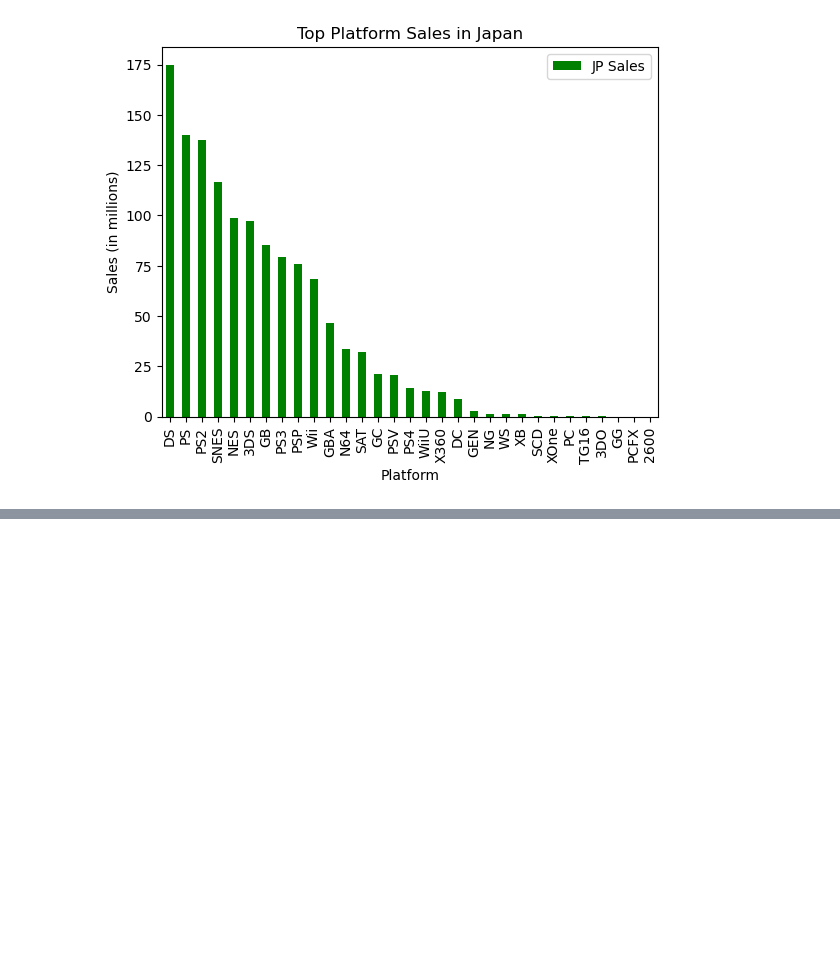
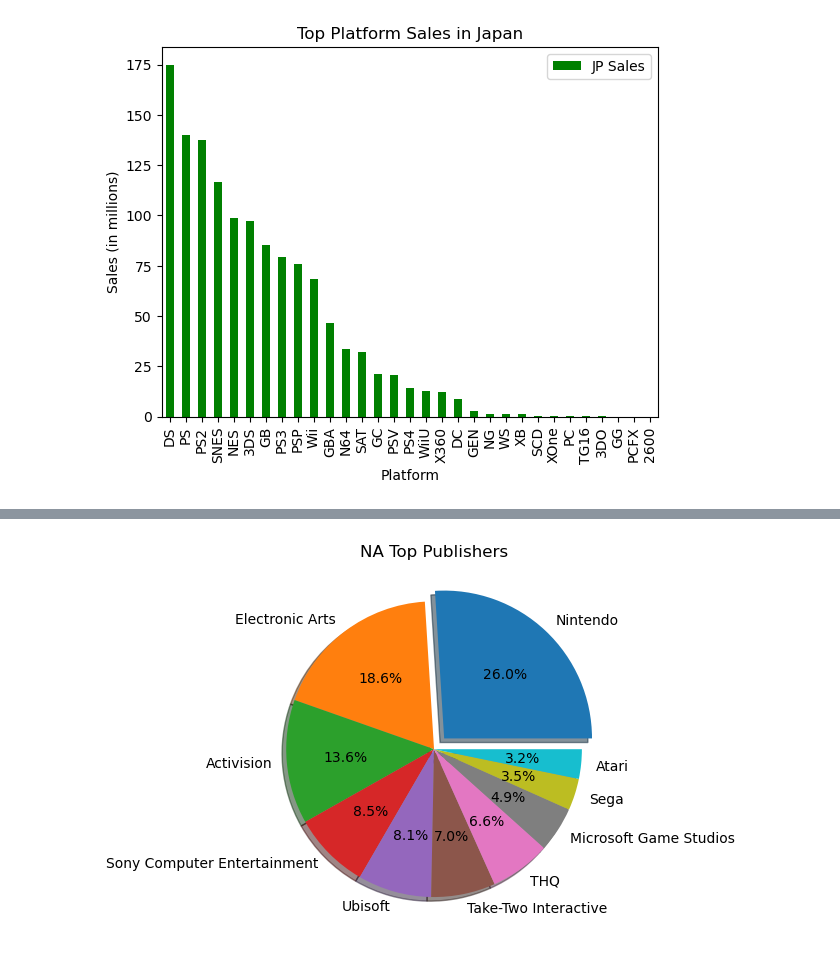
Before and after one commit to imanmalih/Project-One, a Jupyter notebook: VideoGames.ipynb, the cells around one changed output, grey strips where cells are left out. Drawn from its saved outputs; the diff is of its cells as text; code cells hidden in the pictures; blank space fills up the shorter version.

```diff
--- a/VideoGames.ipynb
+++ b/VideoGames.ipynb
@@ -163,0 +184,6 @@ plt.show()
+# %%
+na_publishers=clean_data.groupby('Publisher')[['NA Sales']].sum()
+
+na_publishers=na_publishers.sort_values(by="NA Sales", ascending= False)
+na_ten= na_publishers.head(10)
+na_ten
@@ -163,0 +203,18 @@ plt.show()
+# %%
+top_ten_list = ['Nintendo',
+               'Electronic Arts',
+               'Activision',
+               'Sony Computer Entertainment',
+               'Ubisoft',
+               'Take-Two Interactive',
+               'THQ',
+               'Microsoft Game Studios',
+               'Sega',
+               'Atari'
+               ]
+explode = [0.1,0,0,0,0,0,0,0,0,0]
+plt.pie(na_ten['NA Sales'], labels= top_ten_list, autopct="%1.1f%%",explode = explode, shadow= True)
+plt.title("NA Top Publishers")
+plt.show()
+# %% [output]
+[figure, added]
```
Also changed, not shown: parts of 10 cells of this notebook.
